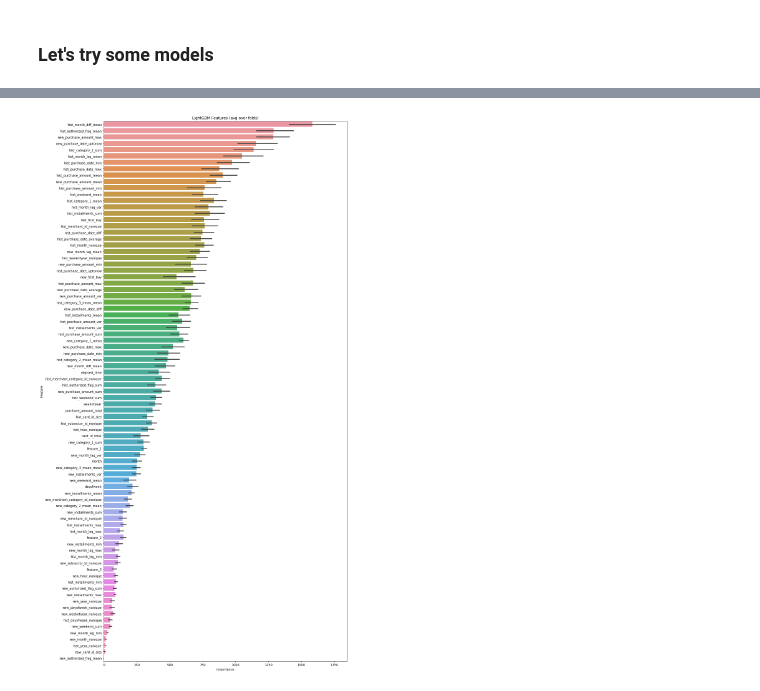
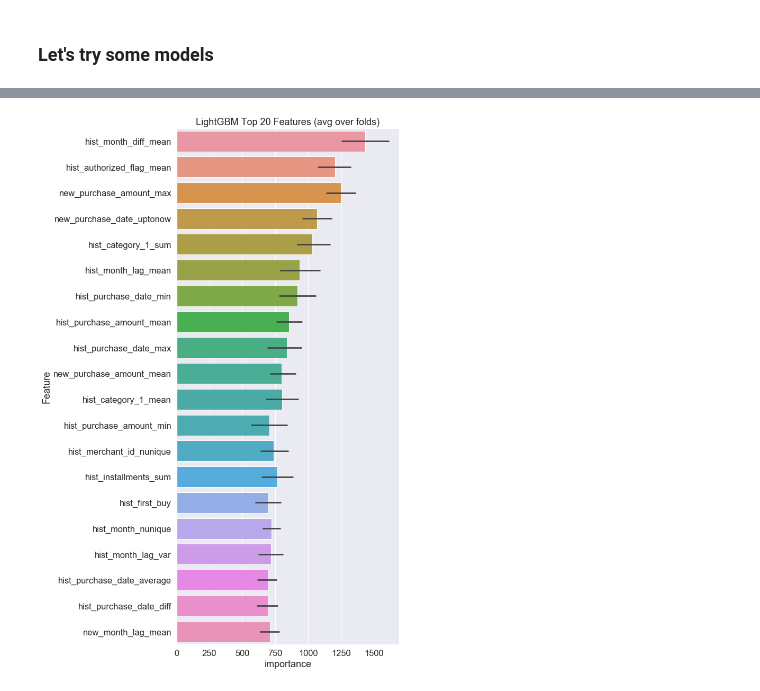
Before and after one commit to hao-sharethis/elo-cee-690, a Jupyter notebook: core/feature-engineering.ipynb, the cells around one changed output, grey strips where cells are left out. Drawn from its saved outputs; the diff is of its cells as text; code cells hidden in the pictures.

```diff
--- a/core/feature-engineering.ipynb
+++ b/core/feature-engineering.ipynb
@@ -440,19 +474,20 @@ Early stopping, best iteration is:
 # %%
 # plot the features
+sns.set(font_scale=1.5)
 cols = (feature_importance[["Feature", "importance"]]
         .groupby("Feature")
         .mean()
-        .sort_values(by="importance", ascending=False)[:1000].index)
+        .sort_values(by="importance", ascending=False)[:20].index)
 
 best_features = feature_importance.loc[feature_importance.Feature.isin(cols)]
 
-plt.figure(figsize=(14,25))
+plt.figure(figsize=(10,15))
 sns.barplot(x="importance",
             y="Feature",
             data=best_features.sort_values(by="importance",
                                            ascending=False))
-plt.title('LightGBM Features (avg over folds)')
+plt.title('LightGBM Top 20 Features (avg over folds)')
 plt.tight_layout()
 # plt.savefig('lgbm_importances.png')
 # %% [output]
-[figure, old version]
+[figure, new version]
```
Also changed, not shown: parts of 8 cells of this notebook, 4 other files.
